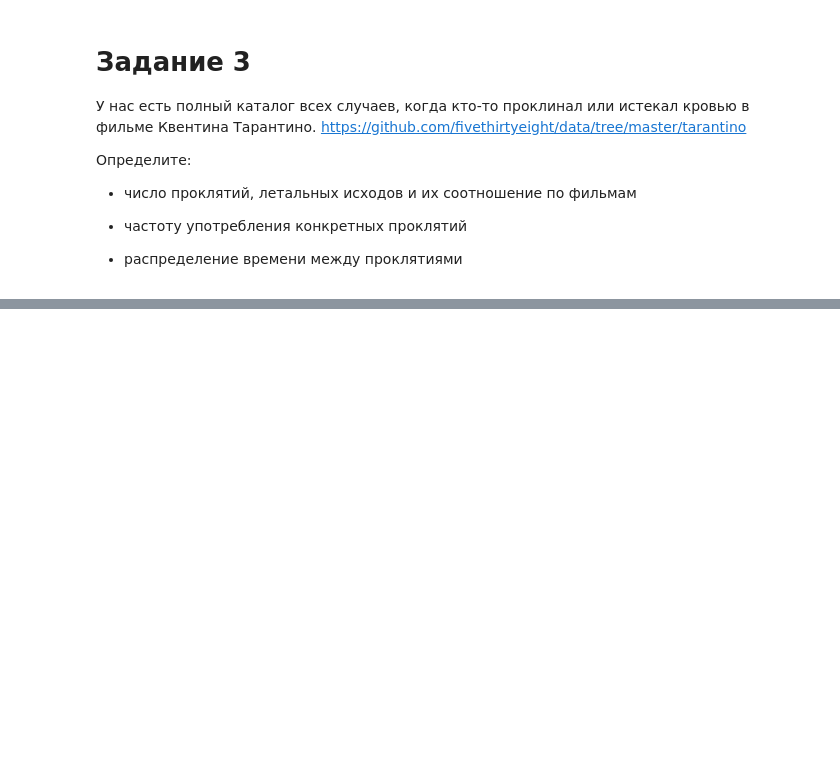
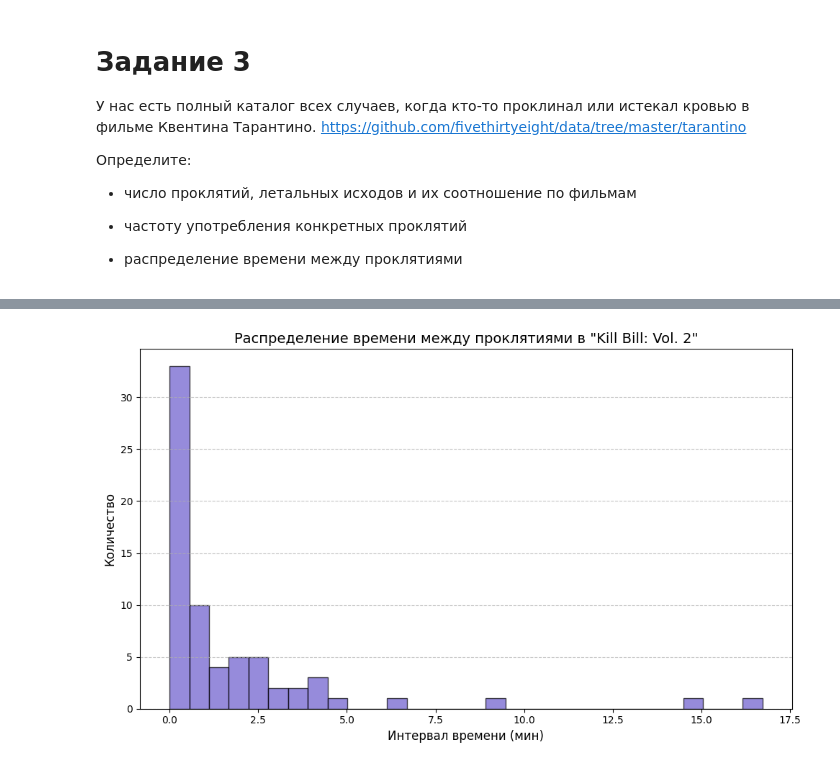
Before and after one commit to salatovaoaoaoa/wb_tech_autmn2024, a Jupyter notebook: 04/WB_DA_Python_HW.ipynb, the cells around one changed output, grey strips where cells are left out. Saved outputs shown, nothing was run; the diff lists cells and outputs as text; code cells hidden in the pictures; blank space fills up the shorter version.

```diff
--- a/04/WB_DA_Python_HW.ipynb
+++ b/04/WB_DA_Python_HW.ipynb
@@ -513,0 +558,9 @@ print("Страна с наибольшим потреблением общег
+# %%
+#как я понимаю, в дата фрейме слова упоминаются по мере встречания в фильме, но я на всякий случай отсортирую
+bw_sort_minutes = bad_words.sort_values(by=['movie', 'minutes_in'])
+
+#сгруппирую по фильму и создам колонку time_diff, в которой будет разница между текущим и предыдущим проклятием
+bw_sort_minutes['time_diff'] = bw_sort_minutes.groupby('movie')['minutes_in'].diff().fillna(0)
+
+#посмотрю для фильма Kill Bill: Vol. 2, потому что для криминально чтива все очевидно
+bw_sort_minutes[bw_sort_minutes['movie'] == 'Kill Bill: Vol. 2']
@@ -513,0 +581,17 @@ print("Страна с наибольшим потреблением общег
+# %%
+curr_movie = "Kill Bill: Vol. 2"
+
+time_diff = bw_sort_minutes[bw_sort_minutes['movie'] == curr_movie]['time_diff']
+
+plt.figure(figsize=(10, 6))
+plt.hist(time_diff, bins=30, color='slateblue', alpha=0.7, edgecolor='black')
+plt.title(f'Распределение времени между проклятиями в "{curr_movie}"', fontsize=14)
+plt.xlabel('Интервал времени (мин)', fontsize=12)
+plt.ylabel('Количество', fontsize=12)
+plt.grid(axis='y', linestyle='--', alpha=0.7)
+plt.tight_layout()
+
+# Show the plot
+plt.show()
+# %% [output]
+[figure, added]
```
Also changed, not shown: parts of 7 cells of this notebook, 1 other file.
